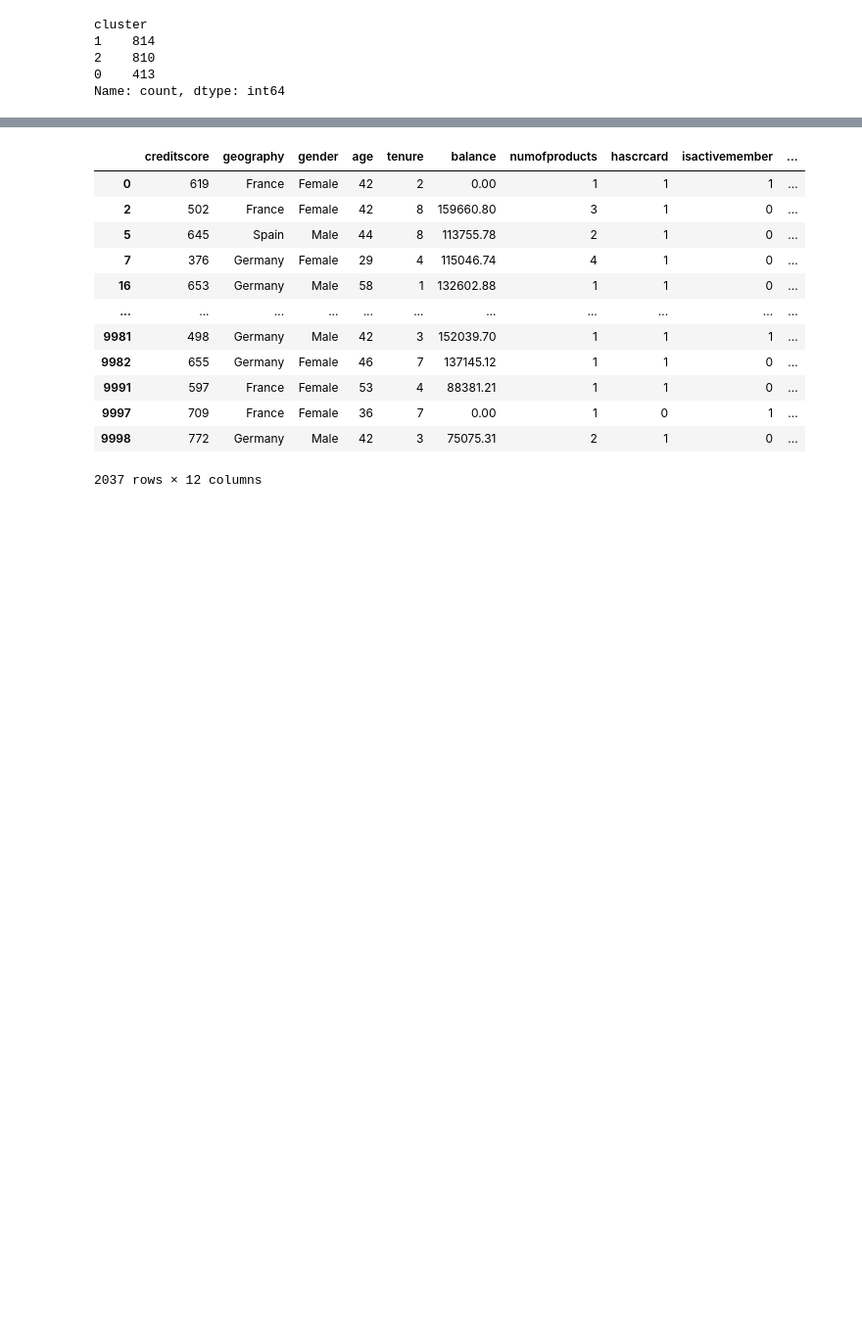
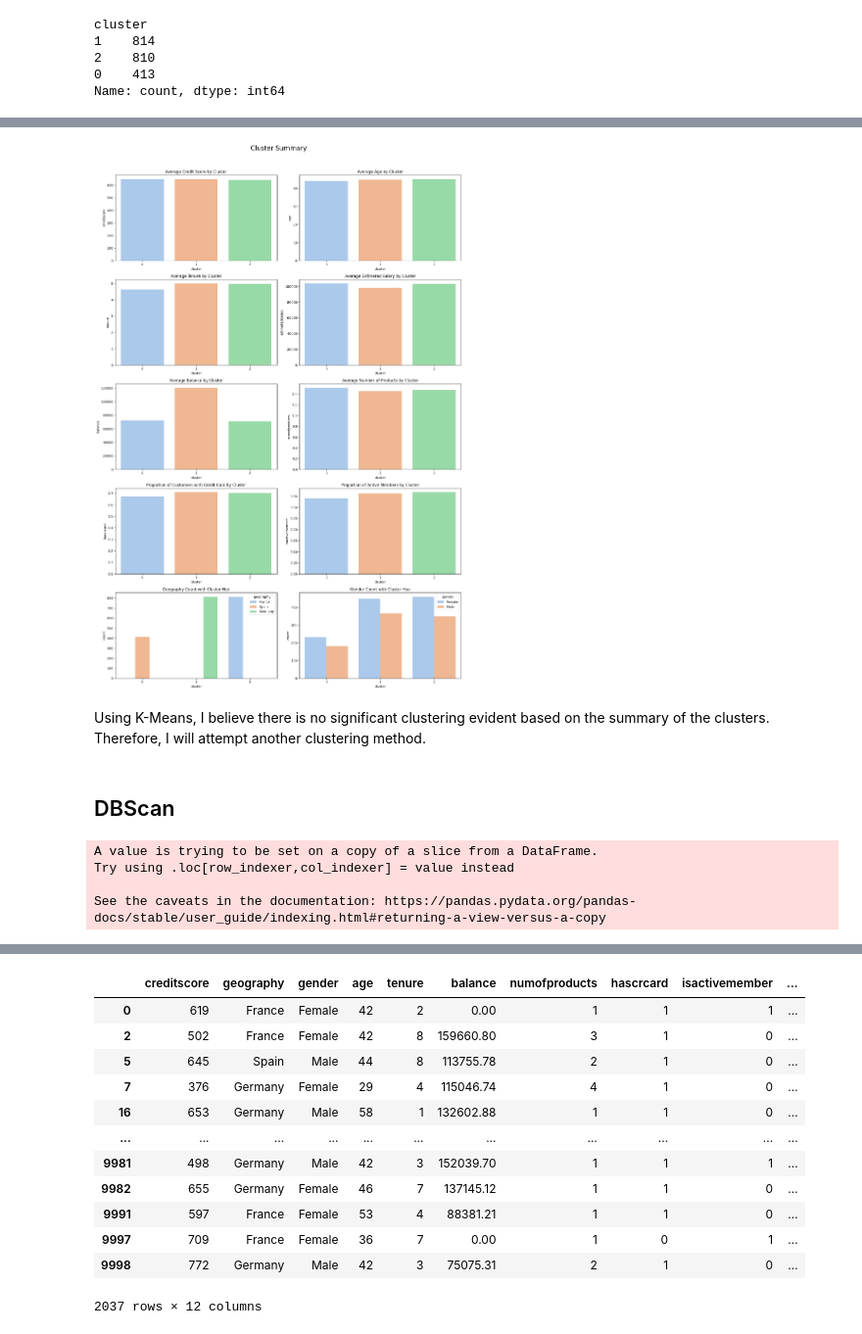
Before and after one commit to DamianMarvel7/Churn-Analysis, a Jupyter notebook: customer-segmentation.ipynb, the cells around one changed output, grey strips where cells are left out. Shown at 98% size. Cells and saved outputs as stored; diff of their text form; code cells hidden in the pictures; blank space fills up the shorter version.

```diff
--- a/customer-segmentation.ipynb
+++ b/customer-segmentation.ipynb
@@ -235,0 +212,79 @@ fig.show()
+# %%
+# Create a summary of the clusters
+cluster_summary = df_churn_original.groupby('cluster').agg({
+    'creditscore': 'mean',
+    'age': 'mean',
+    'tenure': 'mean',
+    'balance': 'mean',
+    'estimatedsalary': 'mean',
+    'numofproducts': 'mean',
+    'hascrcard': 'mean',
+    'isactivemember': 'mean'
+}).reset_index()
+
+# Set up the figure with subplots
+fig, axs = plt.subplots(5, 2, figsize=(16, 24))
+fig.suptitle('Cluster Summary', fontsize=20)
+
+# Creditscore by Cluster
+sns.barplot(x='cluster', y='creditscore', data=cluster_summary, ax=axs[0, 0], palette='pastel')
+axs[0, 0].set_title('Average Credit Score by Cluster')
+
+# Age by Cluster
+sns.barplot(x='cluster', y='age', data=cluster_summary, ax=axs[0, 1], palette='pastel')
+axs[0, 1].set_title('Average Age by Cluster')
+
+# Tenure by Cluster
+sns.barplot(x='cluster', y='tenure', data=cluster_summary, ax=axs[1, 0], palette='pastel')
+axs[1, 0].set_title('Average Tenure by Cluster')
+
+# Estimated Salary by Cluster
+sns.barplot(x='cluster', y='estimatedsalary', data=cluster_summary, ax=axs[1, 1], palette='pastel')
+axs[1, 1].set_title('Average Estimated Salary by Cluster')
+
+# Balance by Cluster
+sns.barplot(x='cluster', y='balance', data=cluster_summary, ax=axs[2, 0], palette='pastel')
+axs[2, 0].set_title('Average Balance by Cluster')
+
+# Number of Products by Cluster
+sns.barplot(x='cluster', y='numofproducts', data=cluster_summary, ax=axs[2, 1], palette='pastel')
+axs[2, 1].set_title('Average Number of Products by Cluster')
+
+# Has Credit Card by Cluster
+sns.barplot(x='cluster', y='hascrcard', data=cluster_summary, ax=axs[3, 0], palette='pastel')
+axs[3, 0].set_title('Proportion of Customers with Credit Card by Cluster')
+
+# Is Active Member by Cluster
+sns.barplot(x='cluster', y='isactivemember', data=cluster_summary, ax=axs[3, 1], palette='pastel')
+axs[3, 1].set_title('Proportion of Active Members by Cluster')
+
+# Geography Count with Cluster Hue
+sns.countplot(data=df_churn_original, x='cluster', hue='geography', ax=axs[4, 0], palette='pastel')
+axs[4, 0].set_title('Geography Count with Cluster Hue')
+
+# Gender Count with Cluster Hue
+sns.countplot(data=df_churn_original, x='cluster', hue='gender', ax=axs[4, 1], palette='pastel')
+axs[4, 1].set_title('Gender Count with Cluster Hue')
+
+# Adjust layout
+plt.tight_layout(rect=[0, 0, 1, 0.96])
+plt.show()
+# %% [output]
+[figure, added]
+# %% [markdown]
+Using K-Means, I believe there is no significant clustering evident based on the summary of the clusters. Therefore, I will attempt another clustering method.
+# %% [markdown]
+## DBScan
+# %%
+from sklearn.cluster import DBSCAN
+# Applying DBSCAN
+dbscan = DBSCAN(eps=0.3, min_samples=5)  # you may need to adjust these parameters
+clusters = dbscan.fit_predict(df_preprocessed)
+
+# Adding the cluster labels to the original data
+df_churn_original['cluster'] = clusters
+# %% [output]
+A value is trying to be set on a copy of a slice from a DataFrame.
+Try using .loc[row_indexer,col_indexer] = value instead
+
+See the caveats in the documentation: https://pandas.pydata.org/pandas-docs/stable/user_guide/indexing.html#returning-a-view-versus-a-copy
```
Also changed, not shown: parts of 31 cells of this notebook, 1 other file.
